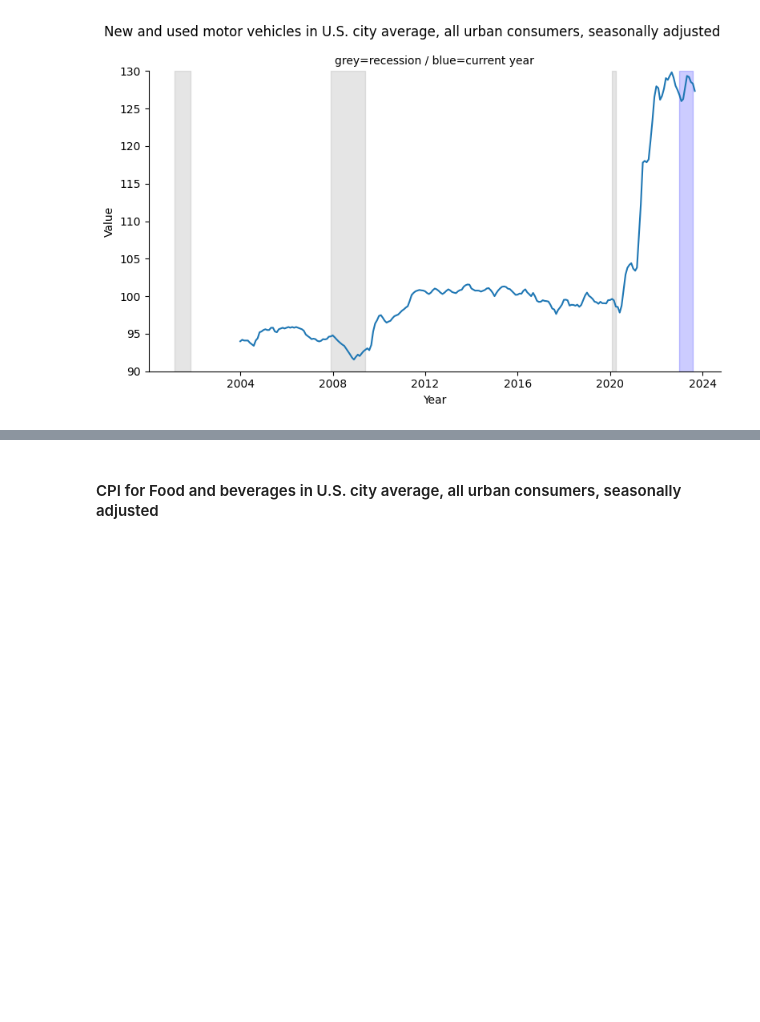
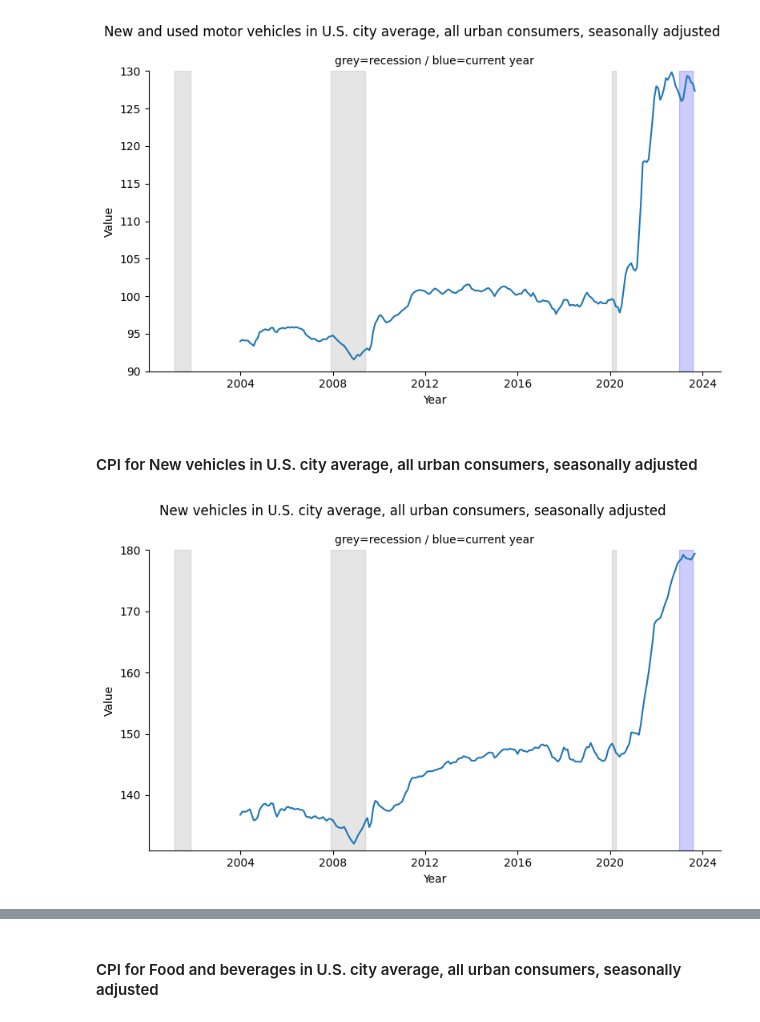
Before and after one commit to pybokeh/data-sets, a Jupyter notebook: cpi/BLS_API.ipynb, the cells around one changed output, grey strips where cells are left out. Cells and saved outputs as stored; diff of their text form; code cells hidden in the pictures; blank space fills up the shorter version.

```diff
--- a/cpi/BLS_API.ipynb
+++ b/cpi/BLS_API.ipynb
@@ -142,3 +148,13 @@ plot_series_id(
 )
 # %% [output]
 [figure]
+# %% [markdown]
+#### CPI for New vehicles in U.S. city average, all urban consumers, seasonally adjusted
+# %%
+plot_series_id(
+    series_id='CUSR0000SETA01',
+    series_descr='New vehicles in U.S. city average, all urban consumers, seasonally adjusted',
+    bls_key=bls_key
+)
+# %% [output]
+[figure, added]
```
Also changed, not shown: parts of 10 cells of this notebook.
